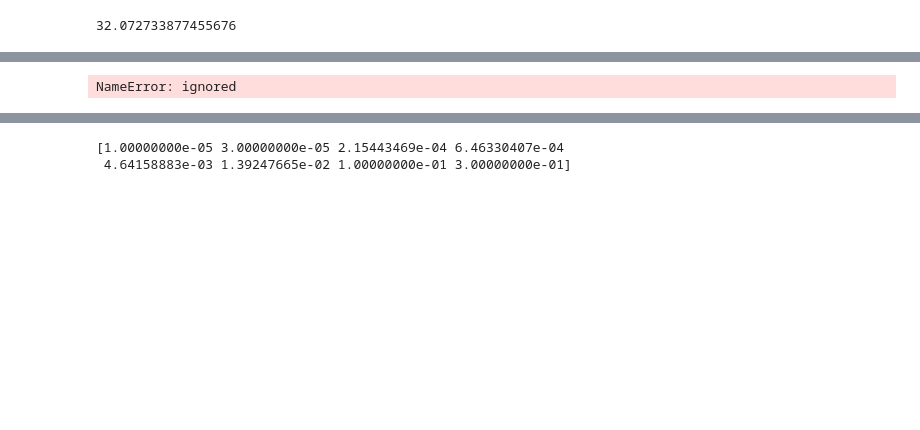
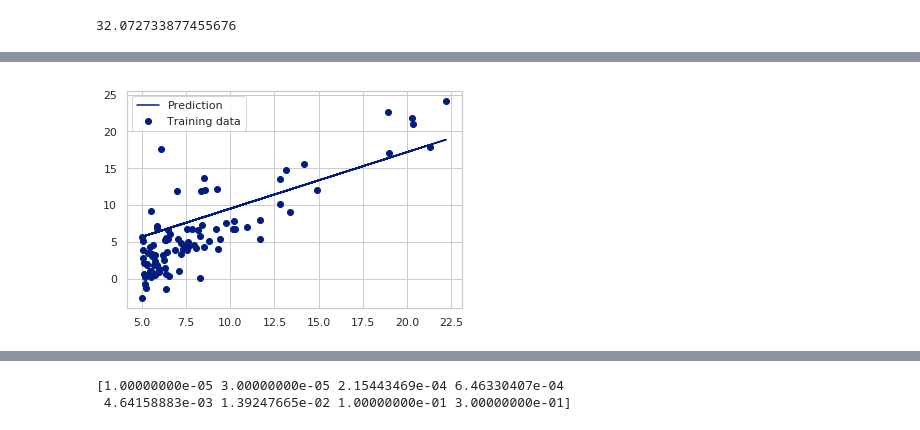
Before and after one commit to xiaochengJF/MachineLearning, a Jupyter notebook: 1、Linear_Regresion.ipynb, the cells around one changed output, grey strips where cells are left out. Drawn from its saved outputs; the diff is of its cells as text; code cells hidden in the pictures; blank space fills up the shorter version.

```diff
--- a/1、Linear_Regresion.ipynb
+++ b/1、Linear_Regresion.ipynb
@@ -180,10 +203,10 @@ NameError: ignored
 # %%
 b = final_theta[0] # intercept,Y轴上的截距
 m = final_theta[1] # slope,斜率
 
 plt.scatter(data.population, data.profit, label="Training data")
 plt.plot(data.population, data.population*m + b, label="Prediction")
-[lt.legend(loc=2)]
+plt.legend(loc=2)
 plt.show()
 # %% [output]
-NameError: ignored
+[figure, added]
```
Also changed, not shown: parts of 28 cells of this notebook.
